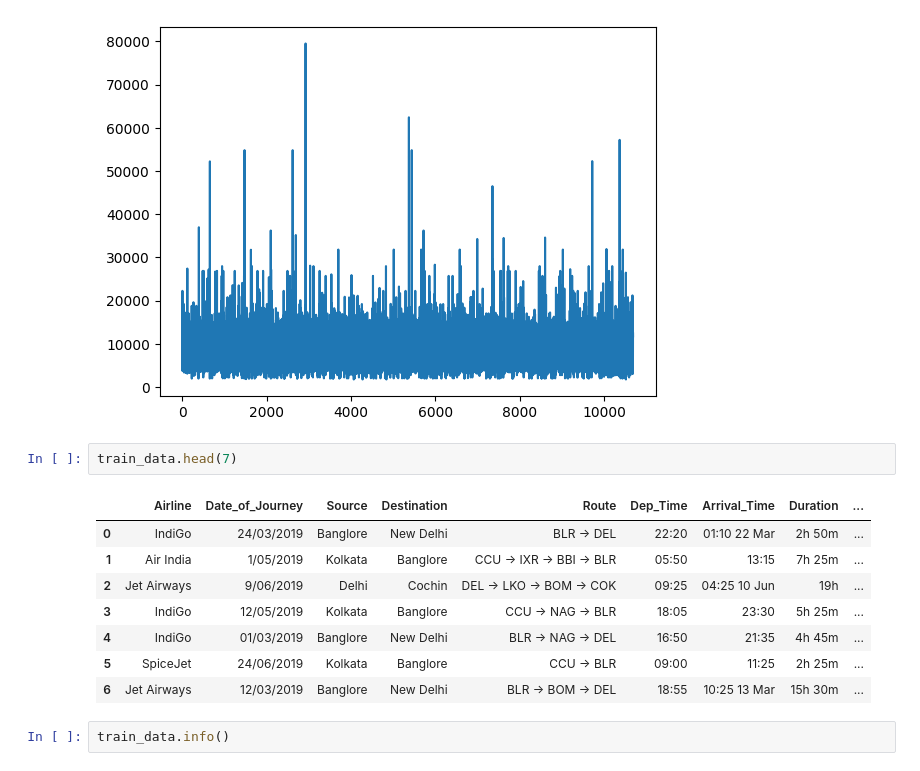
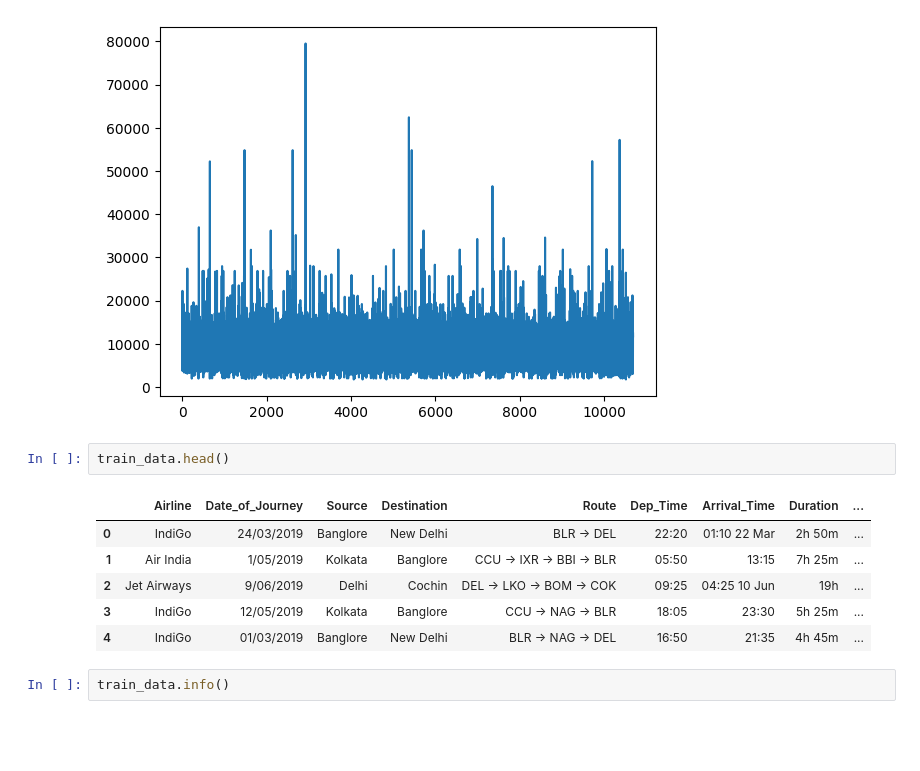
Before and after one commit to tengkumuazabs/my-portfolio, a Jupyter notebook: python-projects/machine-learning/airline-tickets/airline-tickets.ipynb, the cells around one changed output. Drawn from its saved outputs; the diff is of its cells as text; blank space fills up the shorter version.

```diff
--- a/python-projects/machine-learning/airline-tickets/airline-tickets.ipynb
+++ b/python-projects/machine-learning/airline-tickets/airline-tickets.ipynb
@@ -11,16 +11,14 @@ train_data.Price.plot()
 <Axes: >
 [figure]
 # %%
-train_data.head(7)
+train_data.head()
 # %% [output]
 |  | Airline | Date_of_Journey | Source | Destination | Route | Dep_Time | Arrival_Time | Duration | ... |
 | 0 | IndiGo | 24/03/2019 | Banglore | New Delhi | BLR → DEL | 22:20 | 01:10 22 Mar | 2h 50m | ... |
 | 1 | Air India | 1/05/2019 | Kolkata | Banglore | CCU → IXR → BBI → BLR | 05:50 | 13:15 | 7h 25m | ... |
 | 2 | Jet Airways | 9/06/2019 | Delhi | Cochin | DEL → LKO → BOM → COK | 09:25 | 04:25 10 Jun | 19h | ... |
 | 3 | IndiGo | 12/05/2019 | Kolkata | Banglore | CCU → NAG → BLR | 18:05 | 23:30 | 5h 25m | ... |
 | 4 | IndiGo | 01/03/2019 | Banglore | New Delhi | BLR → NAG → DEL | 16:50 | 21:35 | 4h 45m | ... |
-| 5 | SpiceJet | 24/06/2019 | Kolkata | Banglore | CCU → BLR | 09:00 | 11:25 | 2h 25m | ... |
-| 6 | Jet Airways | 12/03/2019 | Banglore | New Delhi | BLR → BOM → DEL | 18:55 | 10:25 13 Mar | 15h 30m | ... |
 # %%
 train_data.info()
 # %% [output]
```
Also changed, not shown: parts of 131 cells of this notebook, 1 other file.
